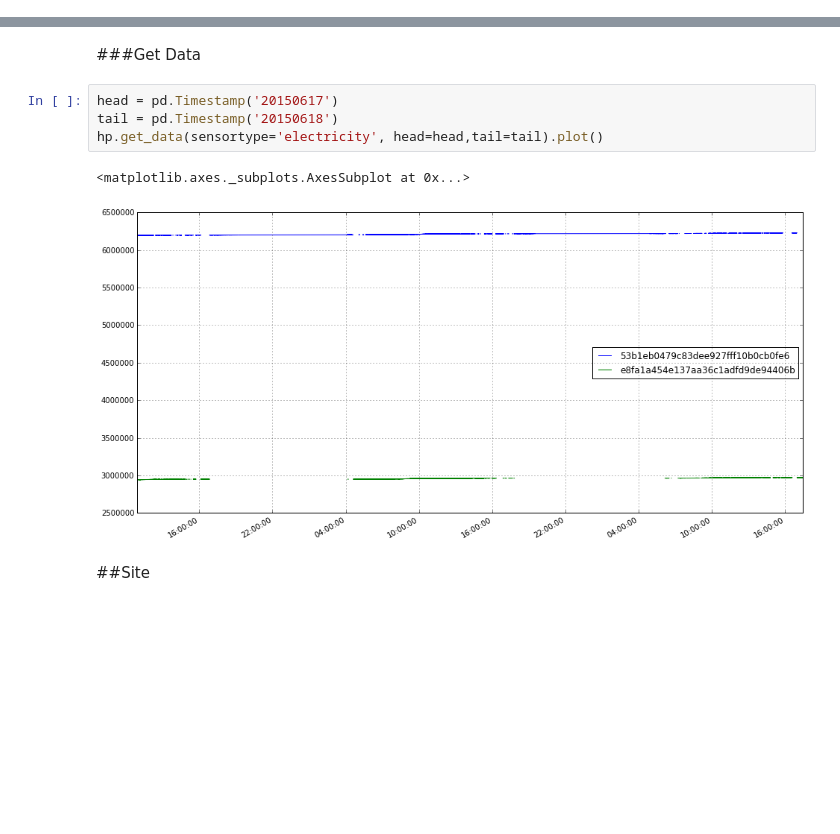
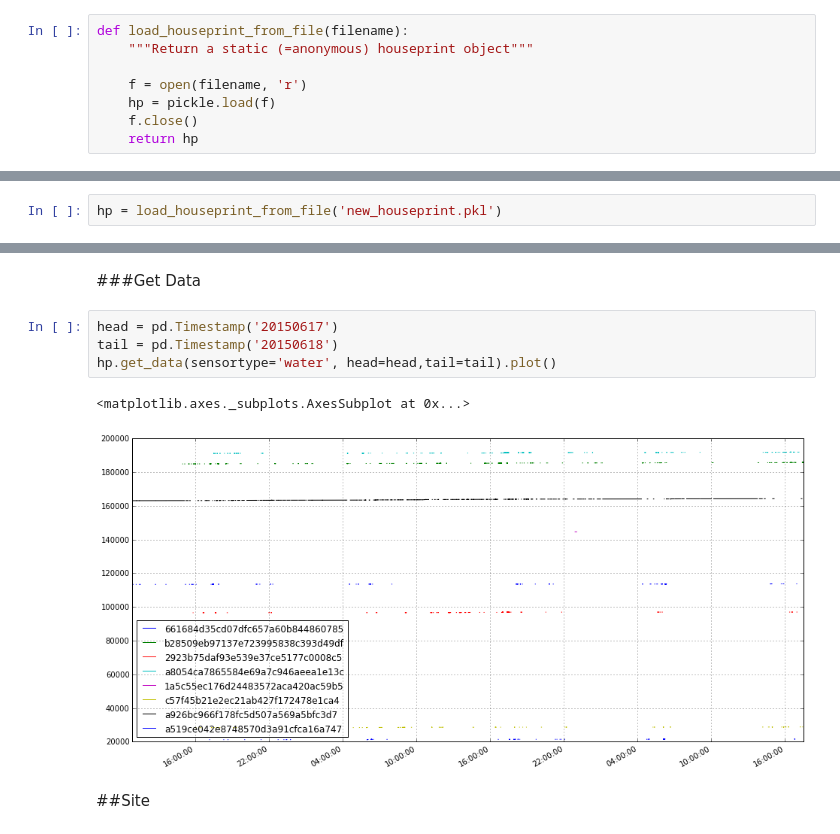
Before and after one commit to opengridcc/opengrid-dev, a Jupyter notebook: scripts/New Houseprint.ipynb, the cells around one changed output, grey strips where cells are left out. Saved outputs shown, nothing was run; the diff lists cells and outputs as text; blank space fills up the shorter version.

```diff
--- a/scripts/New Houseprint.ipynb
+++ b/scripts/New Houseprint.ipynb
@@ -293,6 +305,14 @@ class Houseprint(object):
         sensors = self.get_sensors(sensortype)
         series = [sensor.get_data(head=head,tail=tail) for sensor in sensors]
         return pd.concat(series, axis=1)
+# %%
+def load_houseprint_from_file(filename):
+    """Return a static (=anonymous) houseprint object"""
+
+    f = open(filename, 'r')
+    hp = pickle.load(f)
+    f.close()
+    return hp
 # %% [markdown]
 ## Site
 # %% [markdown]
@@ -535,6 +597,8 @@ A Houseprint object can be saved as a pickle. It loses its tmpo session however
 hp.save('new_houseprint.pkl')
 # %% [output]
 Saved houseprint to /Users/Jan/opengrid/scripts/new_houseprint.pkl
+# %%
+hp = load_houseprint_from_file('new_houseprint.pkl')
 # %% [markdown]
 ###TMPO
 # %% [markdown]
@@ -569,10 +635,10 @@ hp.find_sensor('53b1eb0479c83dee927fff10b0cb0fe6')
 # %%
 head = pd.Timestamp('20150617')
 tail = pd.Timestamp('20150618')
-hp.get_data(sensortype='electricity', head=head,tail=tail).plot()
+hp.get_data(sensortype='water', head=head,tail=tail).plot()
 # %% [output]
 <matplotlib.axes._subplots.AxesSubplot at 0x...>
-[figure, old version]
+[figure, new version]
 # %% [markdown]
 ##Site
 # %%
```
Also changed, not shown: parts of 10 cells of this notebook.
